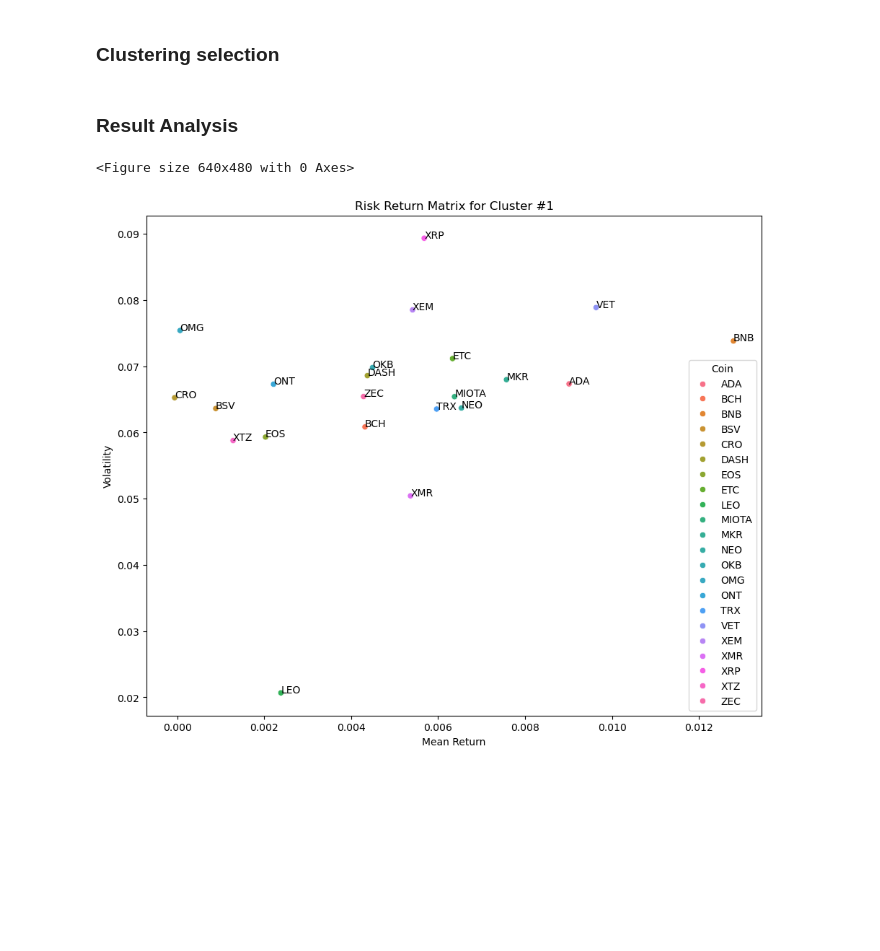
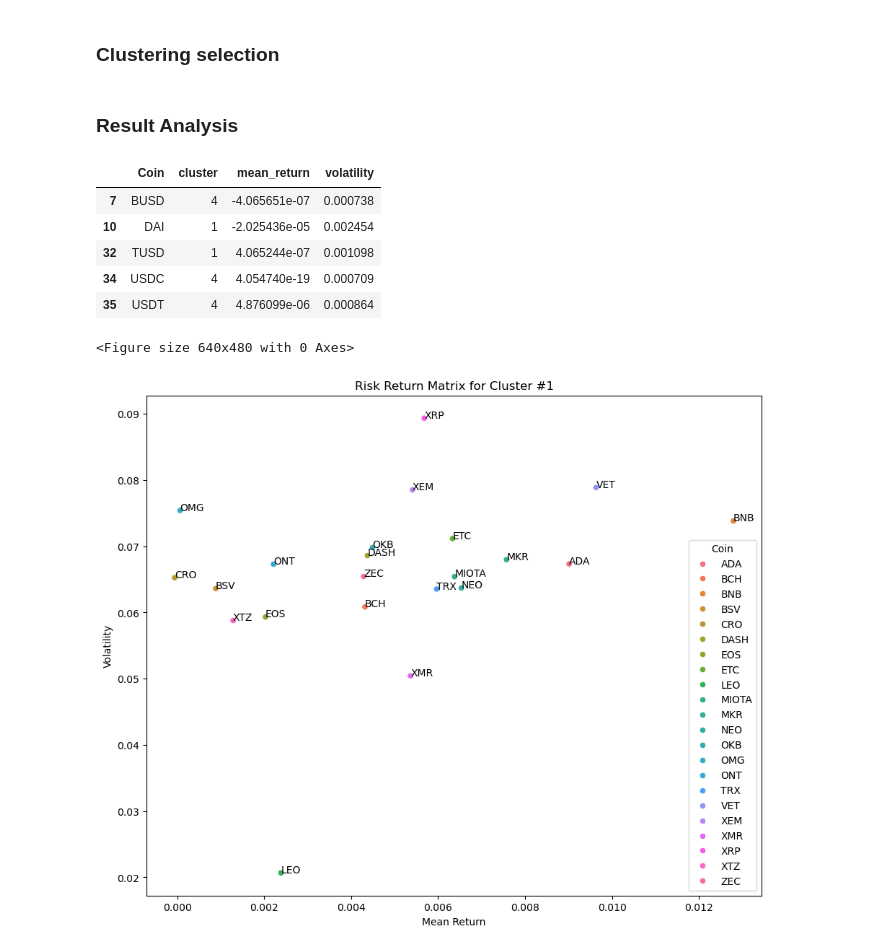
Before and after one commit to FedeScenna/Crypto_NetworkAnalysis, a Jupyter notebook: 05_ClusterAnalysis_DTW.ipynb, the cells around one changed output. Cells and saved outputs as stored; diff of their text form; code cells hidden in the pictures; blank space fills up the shorter version.

```diff
--- a/05_ClusterAnalysis_DTW.ipynb
+++ b/05_ClusterAnalysis_DTW.ipynb
@@ -87,6 +89,15 @@ df_cluster = df.merge(cluster_results, on = "coin")
 df_cluster = df_cluster.groupby(["coin", "cluster"]).agg({"daily_log_return":["mean", "std"]}).reset_index()
 df_cluster.columns = df_cluster.columns.droplevel()
 df_cluster.columns = ["Coin","cluster","mean_return","volatility"]
+# %%
+df_cluster[df_cluster["Coin"].isin(stablecoins)]
+# %% [output]
+|  | Coin | cluster | mean_return | volatility |
+| 7 | BUSD | 4 | -4.065651e-07 | 0.000738 |
+| 10 | DAI | 1 | -2.025436e-05 | 0.002454 |
+| 32 | TUSD | 1 | 4.065244e-07 | 0.001098 |
+| 34 | USDC | 4 | 4.054740e-19 | 0.000709 |
+| 35 | USDT | 4 | 4.876099e-06 | 0.000864 |
 # %%
 for c in range(0,5):
     plt.figure()
```
Also changed, not shown: parts of 4 cells of this notebook, 1 other file.
